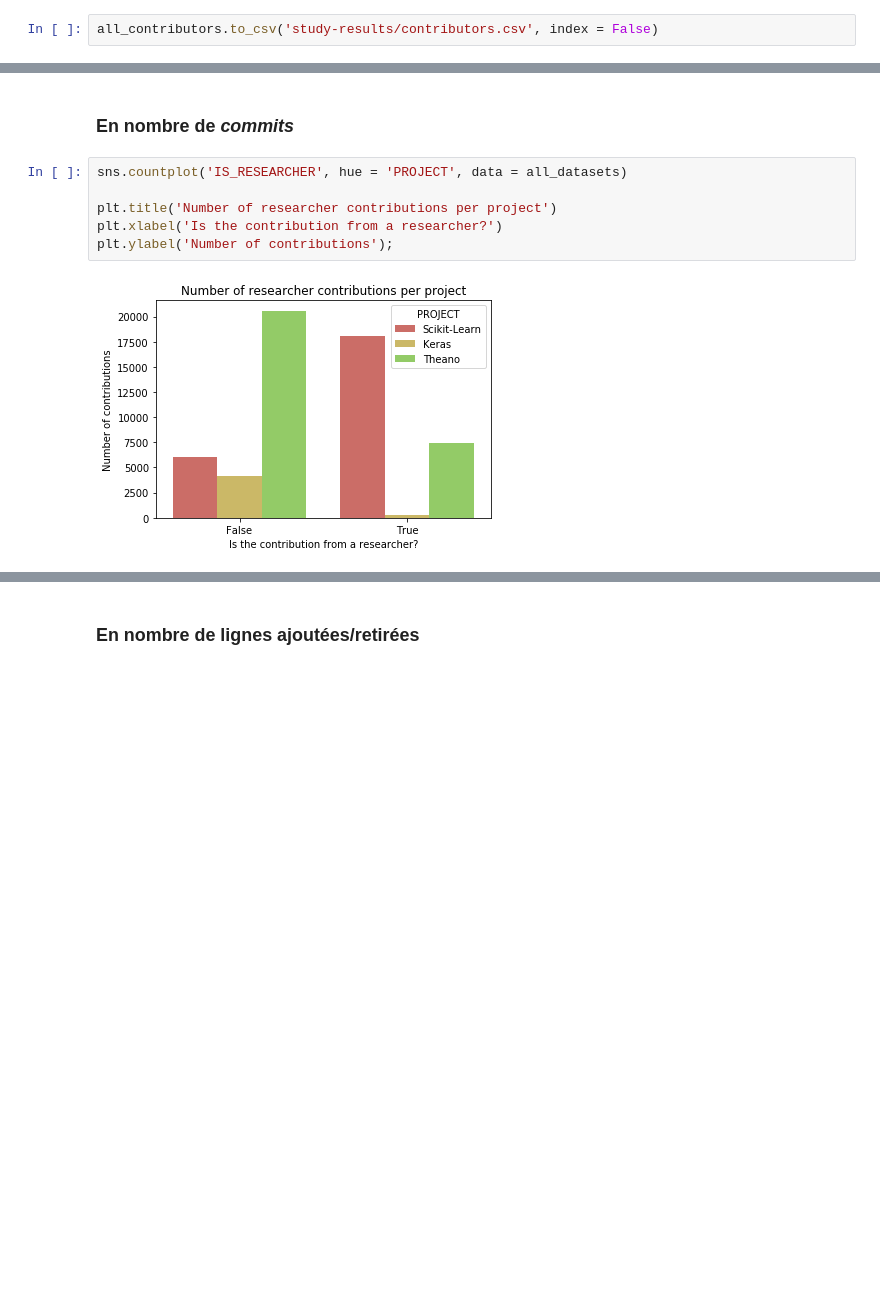
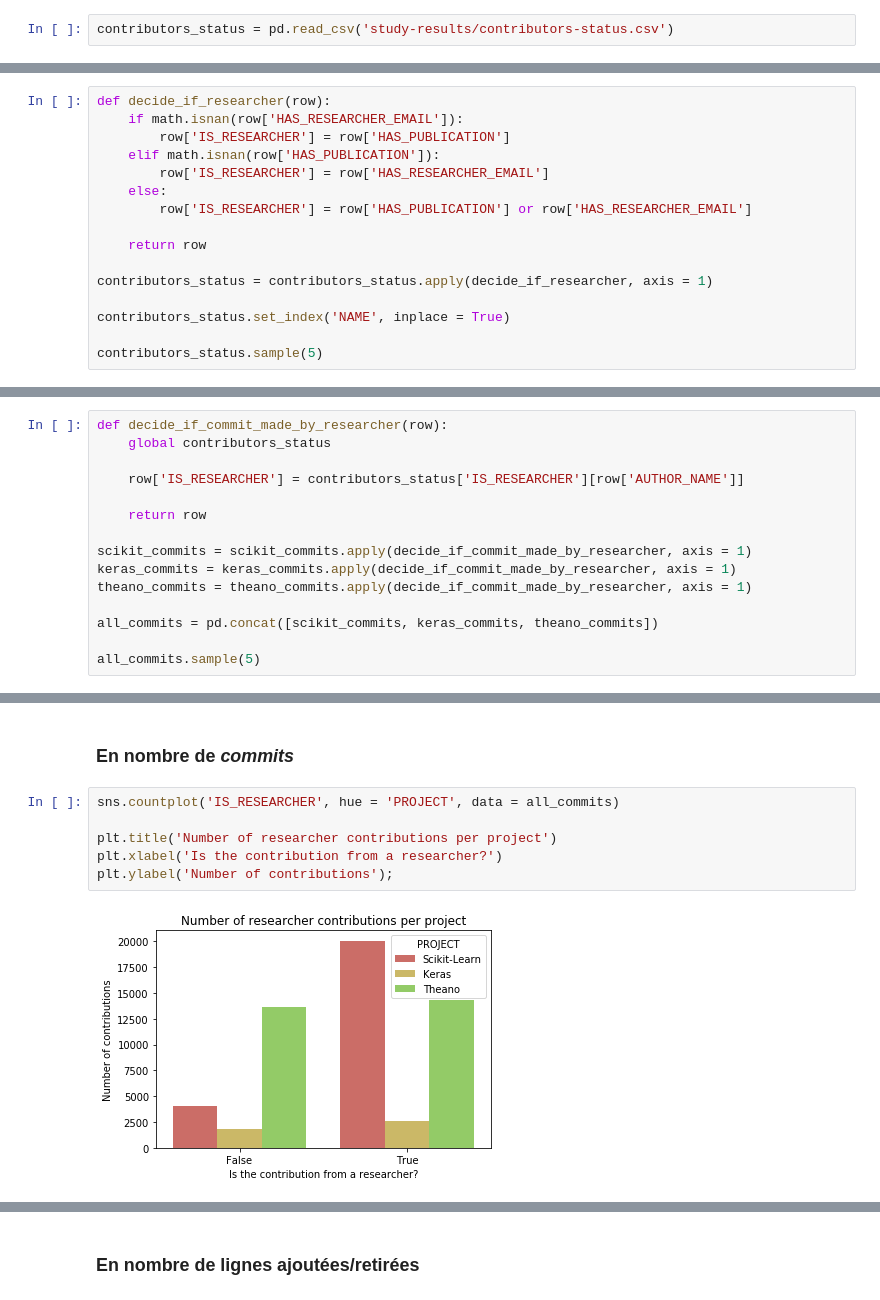
Before and after one commit to AntoineAube/commit-classification, a Jupyter notebook: researchers-contributors.ipynb, the cells around one changed output, grey strips where cells are left out. Cells and saved outputs as stored; diff of their text form; blank space fills up the shorter version.

```diff
--- a/researchers-contributors.ipynb
+++ b/researchers-contributors.ipynb
@@ -199,2 +82,2 @@ all_contributors.sample(5)
 # %%
-all_contributors.to_csv('study-results/contributors.csv', index = False)
+contributors_status = pd.read_csv('study-results/contributors-status.csv')
@@ -250,0 +84,16 @@ all_datasets.sample(5)
+# %%
+def decide_if_researcher(row):
+    if math.isnan(row['HAS_RESEARCHER_EMAIL']):
+        row['IS_RESEARCHER'] = row['HAS_PUBLICATION']
+    elif math.isnan(row['HAS_PUBLICATION']):
+        row['IS_RESEARCHER'] = row['HAS_RESEARCHER_EMAIL']
+    else:
+        row['IS_RESEARCHER'] = row['HAS_PUBLICATION'] or row['HAS_RESEARCHER_EMAIL']
+
+    return row
+
+contributors_status = contributors_status.apply(decide_if_researcher, axis = 1)
+
+contributors_status.set_index('NAME', inplace = True)
+
+contributors_status.sample(5)
@@ -251,3 +108,18 @@ all_datasets.sample(5)
+# %%
+def decide_if_commit_made_by_researcher(row):
+    global contributors_status
+
+    row['IS_RESEARCHER'] = contributors_status['IS_RESEARCHER'][row['AUTHOR_NAME']]
+
+    return row
+
+scikit_commits = scikit_commits.apply(decide_if_commit_made_by_researcher, axis = 1)
+keras_commits = keras_commits.apply(decide_if_commit_made_by_researcher, axis = 1)
+theano_commits = theano_commits.apply(decide_if_commit_made_by_researcher, axis = 1)
+
+all_commits = pd.concat([scikit_commits, keras_commits, theano_commits])
+
+all_commits.sample(5)
 # %% [markdown]
 ## Les contributeurs académiques sont-ils majoritaires ?
 # %%
@@ -297,13 +169,13 @@ Participation (in # of contributors) for project 'Theano', there has been:
 # %% [markdown]
 ### En nombre de *commits*
 # %%
-sns.countplot('IS_RESEARCHER', hue = 'PROJECT', data = all_datasets)
+sns.countplot('IS_RESEARCHER', hue = 'PROJECT', data = all_commits)
 
 plt.title('Number of researcher contributions per project')
 plt.xlabel('Is the contribution from a researcher?')
 plt.ylabel('Number of contributions');
 # %% [output]
-[figure, old version]
+[figure, new version]
 # %%
 def researcher_commits_contributions(project_name, project_dataset):
     percents = 100 * project_dataset.groupby(['IS_RESEARCHER']).size() / len(project_dataset)
```
Also changed, not shown: parts of 32 cells of this notebook, 4 other files.
